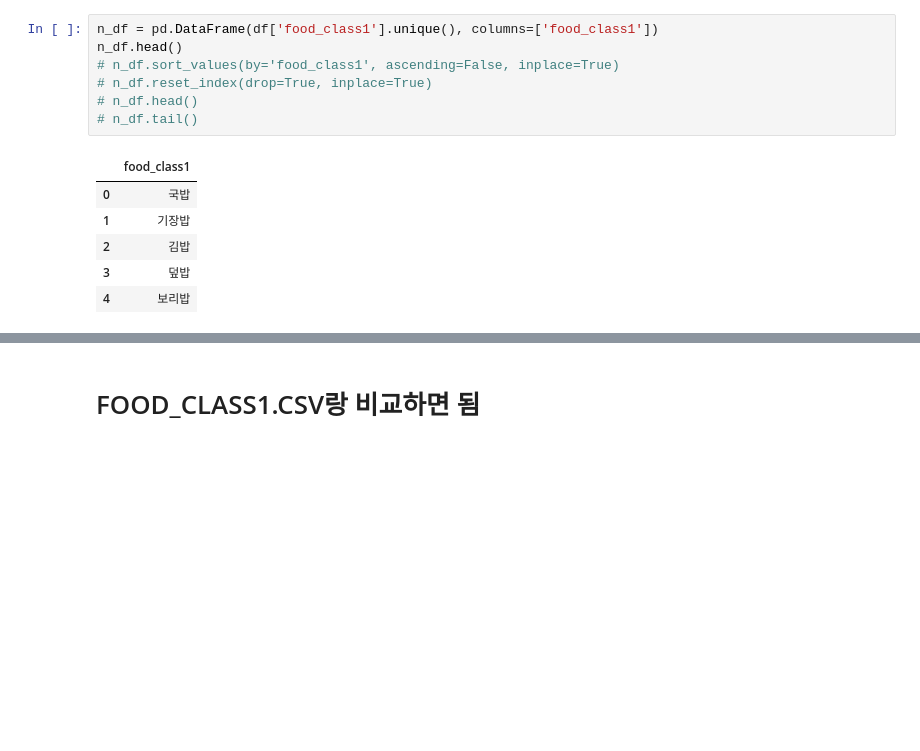
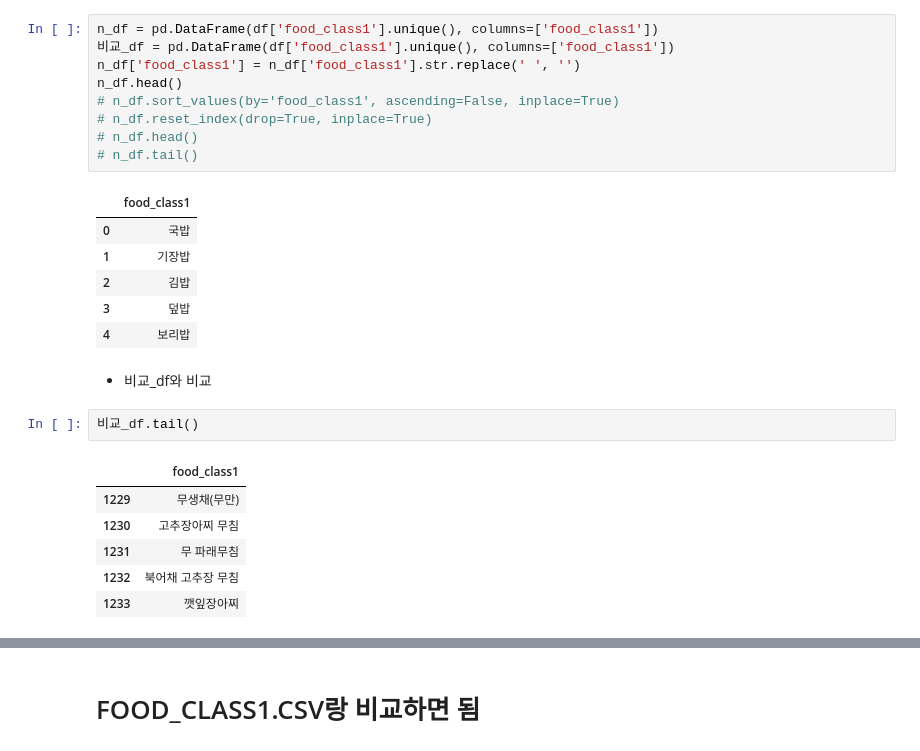
Before and after one commit to oneul-nutri/modeling, a Jupyter notebook: db-preprocessing/preprocessing.ipynb, the cells around one changed output, grey strips where cells are left out. Cells and saved outputs as stored; diff of their text form; blank space fills up the shorter version.

```diff
--- a/db-preprocessing/preprocessing.ipynb
+++ b/db-preprocessing/preprocessing.ipynb
@@ -19,6 +19,8 @@ array(['국밥', '기장밥', '김밥', ..., '무 파래무침', '북어채 고
       shape=(1234,), dtype=object)
 # %%
 n_df = pd.DataFrame(df['food_class1'].unique(), columns=['food_class1'])
+비교_df = pd.DataFrame(df['food_class1'].unique(), columns=['food_class1'])
+n_df['food_class1'] = n_df['food_class1'].str.replace(' ', '')
 n_df.head()
 # n_df.sort_values(by='food_class1', ascending=False, inplace=True)
 # n_df.reset_index(drop=True, inplace=True)
@@ -31,3 +33,14 @@ n_df.head()
 | 2 | 김밥 |
 | 3 | 덮밥 |
 | 4 | 보리밥 |
+# %% [markdown]
+- 비교_df와 비교
+# %%
+비교_df.tail()
+# %% [output]
+|  | food_class1 |
+| 1229 | 무생채(무만) |
+| 1230 | 고추장아찌 무침 |
+| 1231 | 무 파래무침 |
+| 1232 | 북어채 고추장 무침 |
+| 1233 | 깻잎장아찌 |
```
Also changed, not shown: parts of 5 cells of this notebook, 4 other files.
